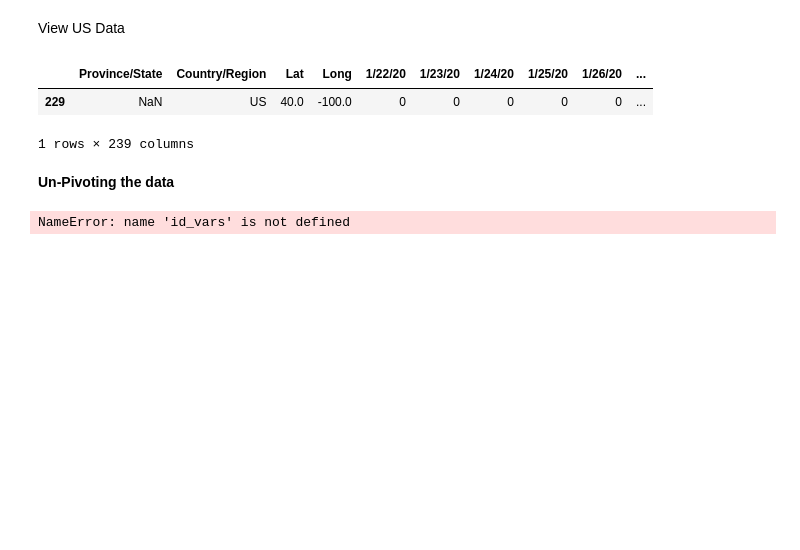
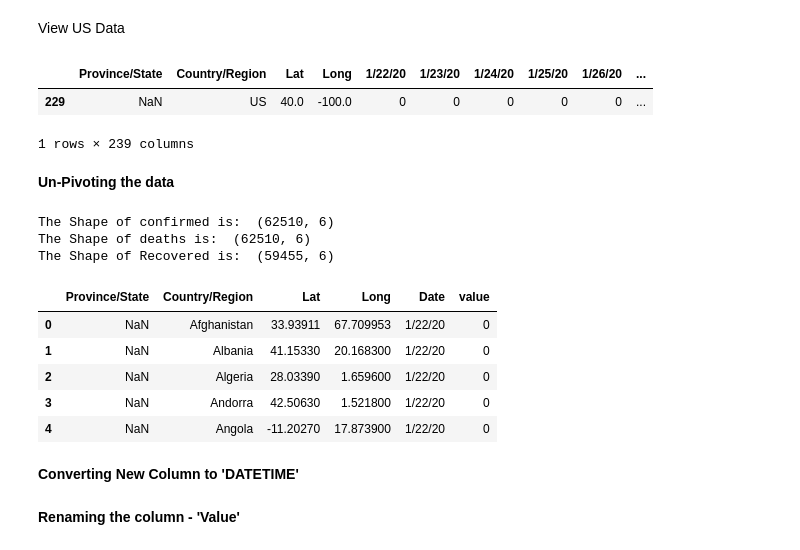
Before and after one commit to udaytak/CoronaVirus-Evolution-PowerBI, a Jupyter notebook: Corona Virus BI Project.ipynb, the cells around one changed output. Cells and saved outputs as stored; diff of their text form; code cells hidden in the pictures; blank space fills up the shorter version.

Commit message:
Renaming the column - 'Value'

```diff
--- a/Corona Virus BI Project.ipynb
+++ b/Corona Virus BI Project.ipynb
@@ -66,12 +66,25 @@ raw_data_Recovered[raw_data_Recovered['Country/Region']=='US']
 # %% [markdown]
 <b> Un-Pivoting the data
 # %%
-raw_data_Confirmed2 = pd.melt(raw_data_Confirmed, id_vars['Province/State', 'Country/Region', 'Lat', 'Long'], var_name=['Date'])
-raw_data_Deaths2 = pd.melt(raw_data_Deaths, id_vars['Province/State', 'Country/Region', 'Lat', 'Long'], var_name=['Date'])
-raw_data_Recovered2 = pd.melt(raw_data_Recovered, id_vars['Province/State', 'Country/Region', 'Lat', 'Long'], var_name=['Date'])
+raw_data_Confirmed2 = pd.melt(raw_data_Confirmed, id_vars=['Province/State', 'Country/Region', 'Lat', 'Long'], var_name=['Date'])
+raw_data_Deaths2 = pd.melt(raw_data_Deaths, id_vars=['Province/State', 'Country/Region', 'Lat', 'Long'], var_name=['Date'])
+raw_data_Recovered2 = pd.melt(raw_data_Recovered, id_vars=['Province/State', 'Country/Region', 'Lat', 'Long'], var_name=['Date'])
 
 print("The Shape of confirmed is: ", raw_data_Confirmed2.shape)
 print("The Shape of deaths is: ", raw_data_Deaths2.shape)
 print("The Shape of Recovered is: ", raw_data_Recovered2.shape)
 # %% [output]
-NameError: name 'id_vars' is not defined
+The Shape of confirmed is:  (62510, 6)
+The Shape of deaths is:  (62510, 6)
+The Shape of Recovered is:  (59455, 6)
+# %%
+raw_data_Confirmed2.head()
+# %% [output]
+|  | Province/State | Country/Region | Lat | Long | Date | value |
+| 0 | NaN | Afghanistan | 33.93911 | 67.709953 | 1/22/20 | 0 |
+| 1 | NaN | Albania | 41.15330 | 20.168300 | 1/22/20 | 0 |
+| 2 | NaN | Algeria | 28.03390 | 1.659600 | 1/22/20 | 0 |
+| 3 | NaN | Andorra | 42.50630 | 1.521800 | 1/22/20 | 0 |
+| 4 | NaN | Angola | -11.20270 | 17.873900 | 1/22/20 | 0 |
+# %% [markdown]
+<b> Converting New Column to 'DATETIME'
@@ -77,0 +95,2 @@ NameError: name 'id_vars' is not defined
+# %% [markdown]
+<b>Renaming the column - 'Value'
```
Also changed, not shown: parts of 2 cells of this notebook.
